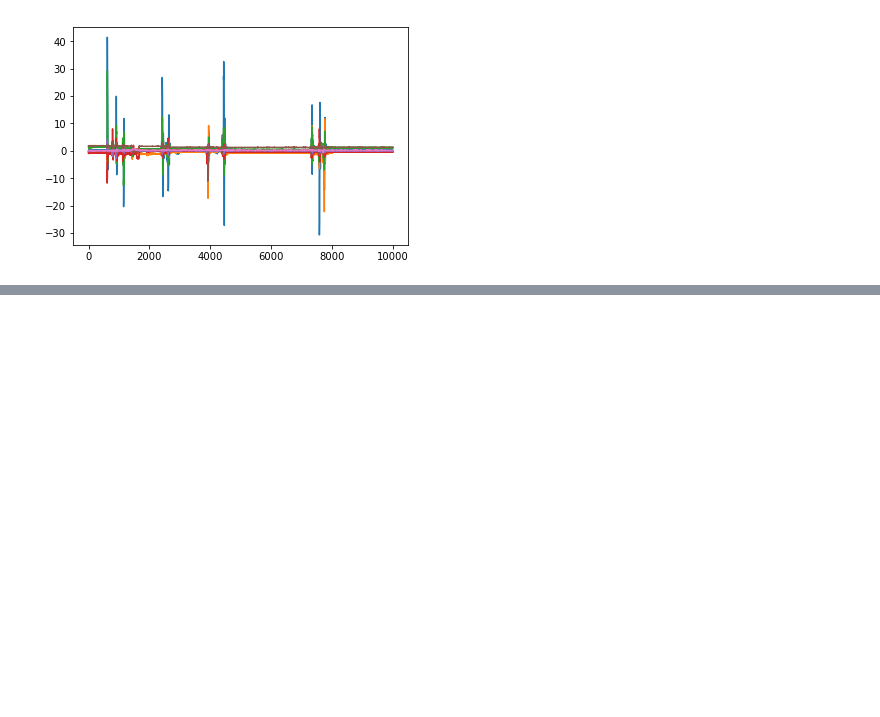
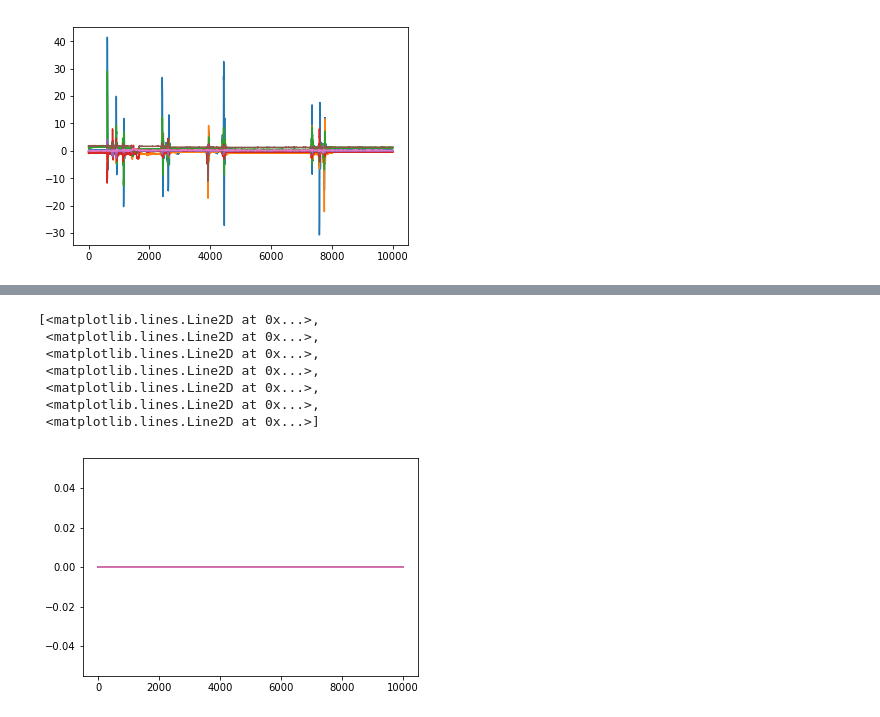
Before and after one commit to jcoreyes/erl, a Jupyter notebook: experiments/murtaza/ros/Untitled.ipynb, the cells around one changed output, grey strips where cells are left out. Drawn from its saved outputs; the diff is of its cells as text; code cells hidden in the pictures; blank space fills up the shorter version.

```diff
--- a/experiments/murtaza/ros/Untitled.ipynb
+++ b/experiments/murtaza/ros/Untitled.ipynb
@@ -124,0 +157,11 @@ display_ith_joint_info(5, subtracted)
+# %%
+plt.plot(applied)
+# %% [output]
+[<matplotlib.lines.Line2D at 0x...>,
+ <matplotlib.lines.Line2D at 0x...>,
+ <matplotlib.lines.Line2D at 0x...>,
+ <matplotlib.lines.Line2D at 0x...>,
+ <matplotlib.lines.Line2D at 0x...>,
+ <matplotlib.lines.Line2D at 0x...>,
+ <matplotlib.lines.Line2D at 0x...>]
+[figure, added]
```
Also changed, not shown: parts of 5 cells of this notebook, 1 other file.
